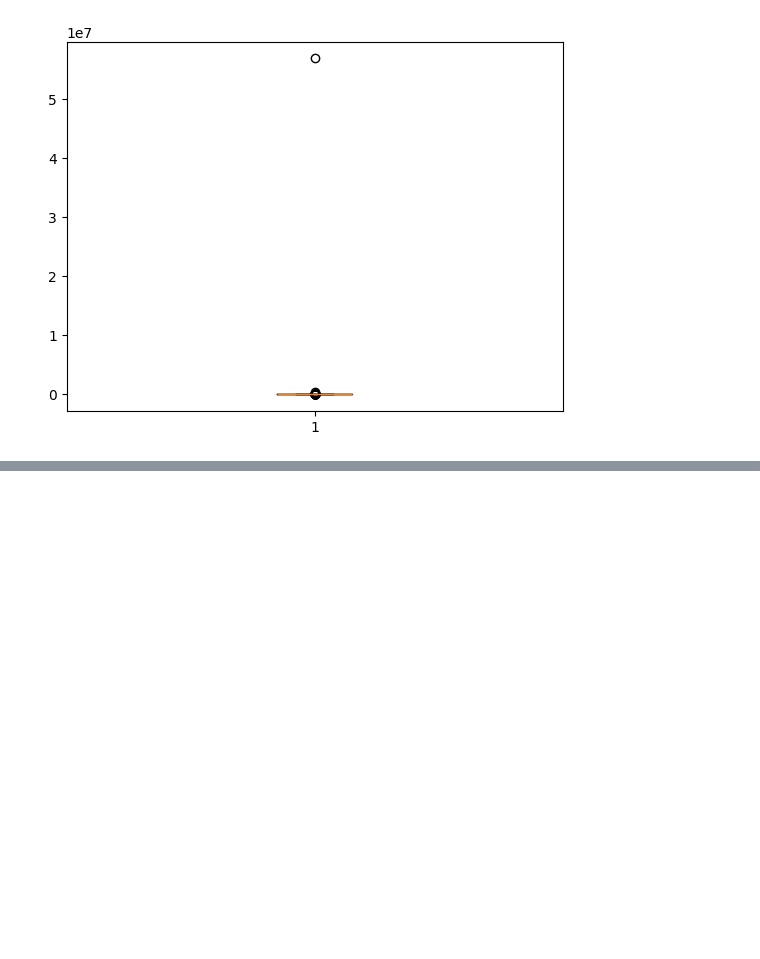
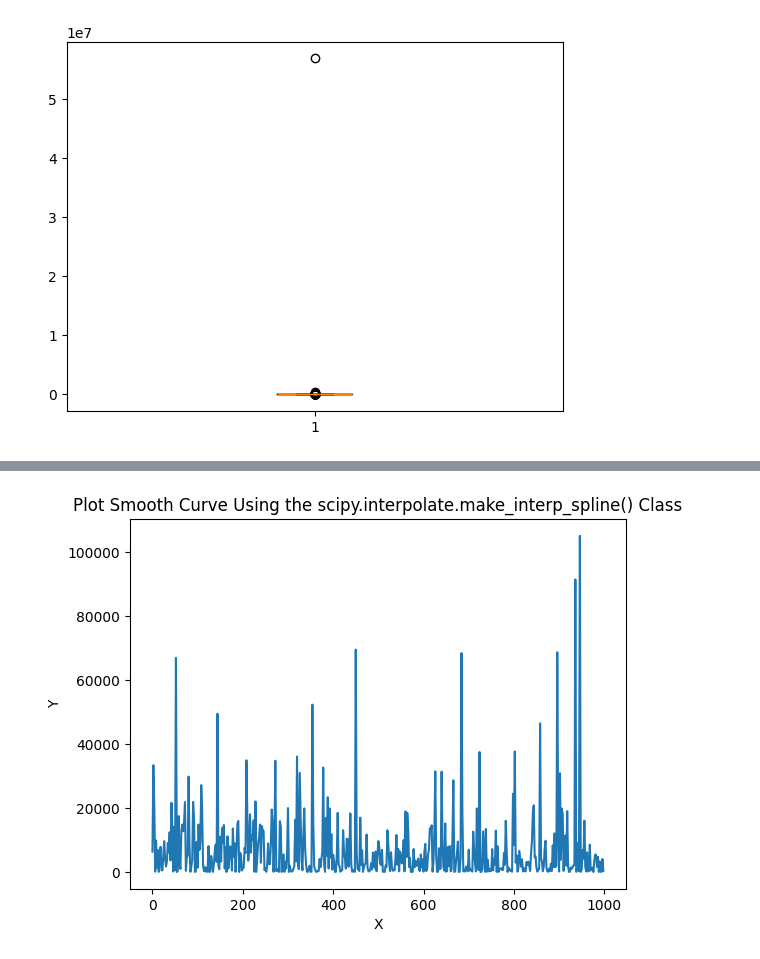
Before and after one commit to mjspeck/deep-q-rank, a Jupyter notebook: notebooks/explore.ipynb, the cells around one changed output, grey strips where cells are left out. Cells and saved outputs as stored; diff of their text form; code cells hidden in the pictures; blank space fills up the shorter version.

```diff
--- a/notebooks/explore.ipynb
+++ b/notebooks/explore.ipynb
@@ -88,0 +95,16 @@ plt.show()
+# %%
+from scipy.interpolate import make_interp_spline
+
+x = np.array([i for i in range(len(filtered))])
+y = np.array(filtered)
+X_Y_Spline = make_interp_spline(x, y)
+X_ = np.linspace(x.min(), x.max(), 500)
+Y_ = X_Y_Spline(X_)
+
+plt.plot(X_, Y_)
+plt.title("Plot Smooth Curve Using the scipy.interpolate.make_interp_spline() Class")
+plt.xlabel("X")
+plt.ylabel("Y")
+plt.show()
+# %% [output]
+[figure, added]
```
Also changed, not shown: parts of 4 cells of this notebook.
